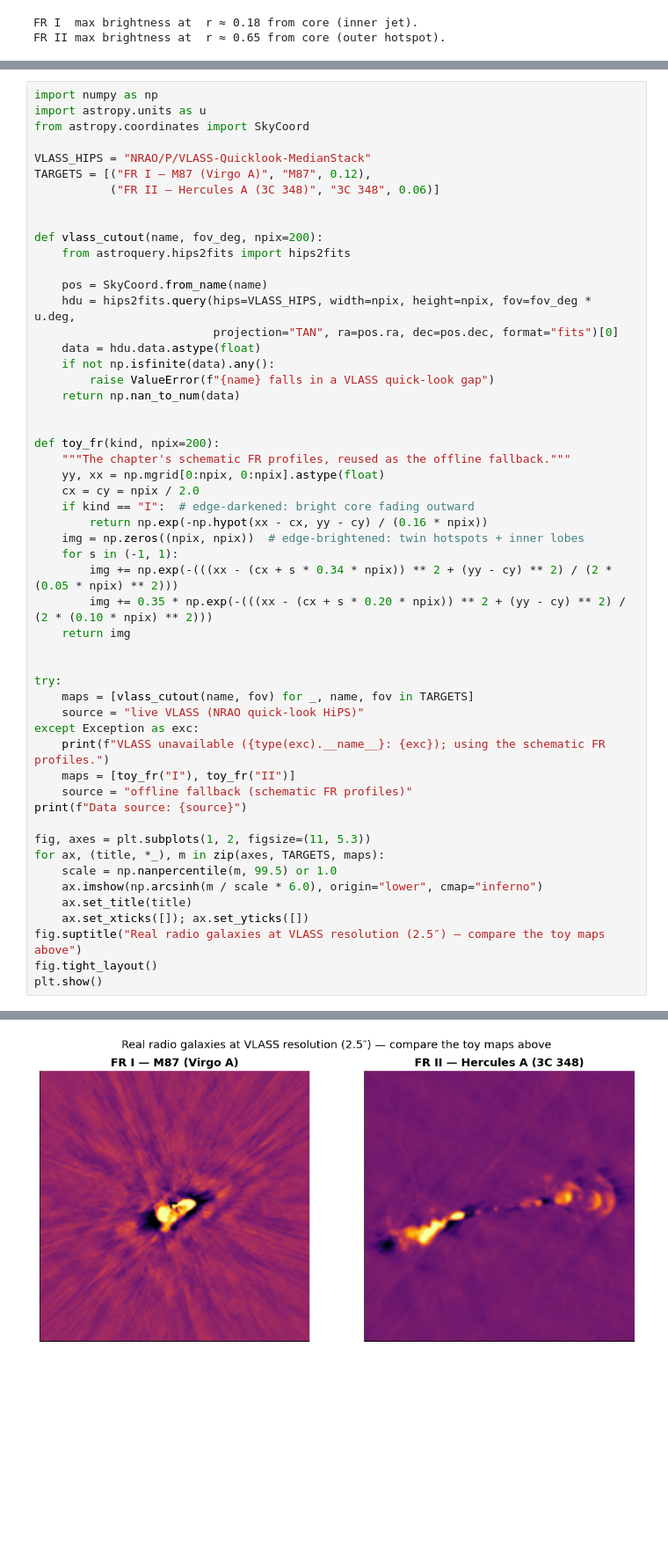
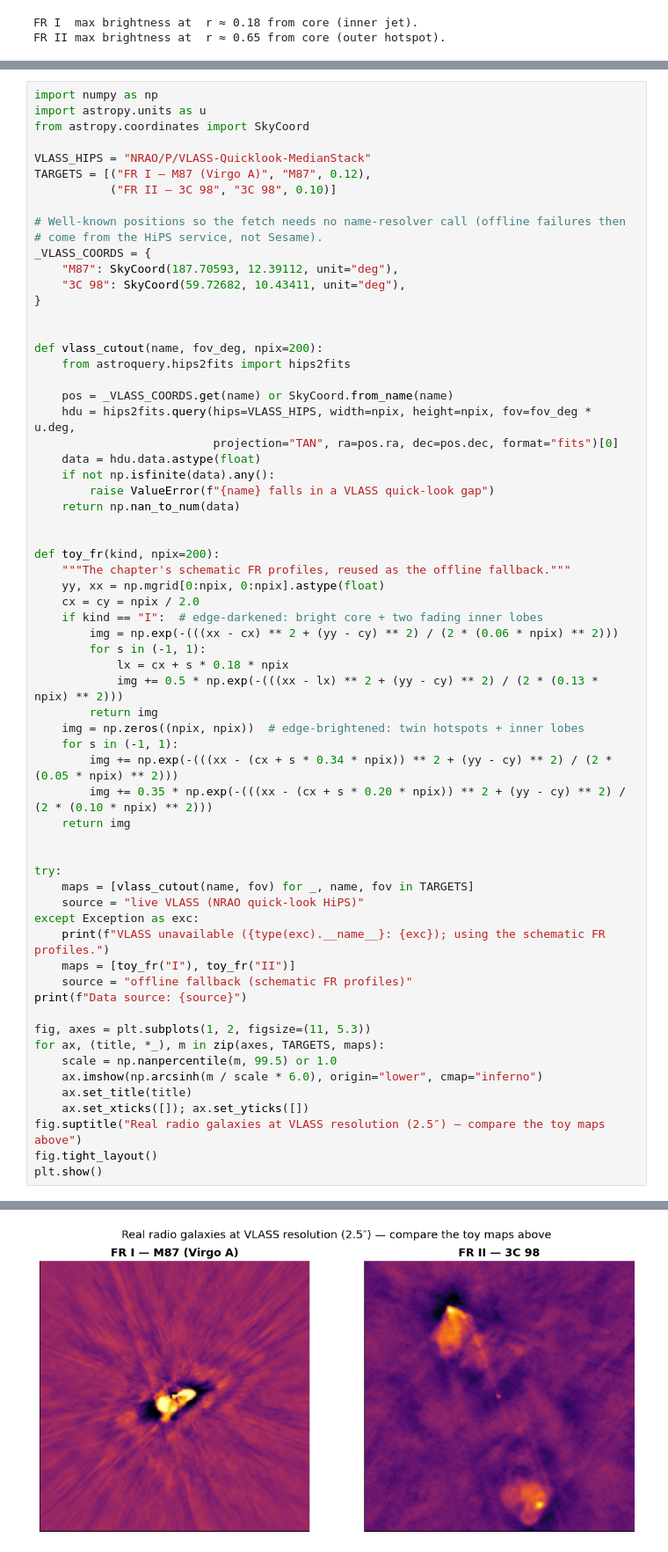
Before and after one commit to joebarbere/jansky, a Jupyter notebook: notebooks/45_radio_galaxies_and_source_counts.ipynb, the cells around one changed output, grey strips where cells are left out. Shown at 88% size. Drawn from its saved outputs; the diff is of its cells as text; blank space fills up the shorter version.

```diff
--- a/notebooks/45_radio_galaxies_and_source_counts.ipynb
+++ b/notebooks/45_radio_galaxies_and_source_counts.ipynb
@@ -416,13 +416,20 @@ from astropy.coordinates import SkyCoord
 
 VLASS_HIPS = "NRAO/P/VLASS-Quicklook-MedianStack"
 TARGETS = [("FR I — M87 (Virgo A)", "M87", 0.12),
-           ("FR II — Hercules A (3C 348)", "3C 348", 0.06)]
+           ("FR II — 3C 98", "3C 98", 0.10)]
+
+# Well-known positions so the fetch needs no name-resolver call (offline failures then
+# come from the HiPS service, not Sesame).
+_VLASS_COORDS = {
+    "M87": SkyCoord(187.70593, 12.39112, unit="deg"),
+    "3C 98": SkyCoord(59.72682, 10.43411, unit="deg"),
+}
 
 
 def vlass_cutout(name, fov_deg, npix=200):
     from astroquery.hips2fits import hips2fits
 
-    pos = SkyCoord.from_name(name)
+    pos = _VLASS_COORDS.get(name) or SkyCoord.from_name(name)
     hdu = hips2fits.query(hips=VLASS_HIPS, width=npix, height=npix, fov=fov_deg * u.deg,
                           projection="TAN", ra=pos.ra, dec=pos.dec, format="fits")[0]
     data = hdu.data.astype(float)
@@ -435,36 +442,40 @@ def toy_fr(kind, npix=200):
     """The chapter's schematic FR profiles, reused as the offline fallback."""
     yy, xx = np.mgrid[0:npix, 0:npix].astype(float)
     cx = cy = npix / 2.0
-    if kind == "I":  # edge-darkened: bright core fading outward
-        return np.exp(-np.hypot(xx - cx, yy - cy) / (0.16 * npix))
+    if kind == "I":  # edge-darkened: bright core + two fading inner lobes
+        img = np.exp(-(((xx - cx) ** 2 + (yy - cy) ** 2) / (2 * (0.06 * npix) ** 2)))
+        for s in (-1, 1):
+            lx = cx + s * 0.18 * npix
+            img += 0.5 * np.exp(-(((xx - lx) ** 2 + (yy - cy) ** 2) / (2 * (0.13 * npix) ** 2)))
+        return img
     img = np.zeros((npix, npix))  # edge-brightened: twin hotspots + inner lobes
     for s in (-1, 1):
         img += np.exp(-(((xx - (cx + s * 0.34 * npix)) ** 2 + (yy - cy) ** 2) / (2 * (0.05 * npix) ** 2)))
         img += 0.35 * np.exp(-(((xx - (cx + s * 0.20 * npix)) ** 2 + (yy - cy) ** 2) / (2 * (0.10 * npix) ** 2)))
     return img
 
 
 try:
     maps = [vlass_cutout(name, fov) for _, name, fov in TARGETS]
     source = "live VLASS (NRAO quick-look HiPS)"
 except Exception as exc:
     print(f"VLASS unavailable ({type(exc).__name__}: {exc}); using the schematic FR profiles.")
     maps = [toy_fr("I"), toy_fr("II")]
     source = "offline fallback (schematic FR profiles)"
 print(f"Data source: {source}")
 
 fig, axes = plt.subplots(1, 2, figsize=(11, 5.3))
 for ax, (title, *_), m in zip(axes, TARGETS, maps):
     scale = np.nanpercentile(m, 99.5) or 1.0
     ax.imshow(np.arcsinh(m / scale * 6.0), origin="lower", cmap="inferno")
     ax.set_title(title)
     ax.set_xticks([]); ax.set_yticks([])
 fig.suptitle("Real radio galaxies at VLASS resolution (2.5″) — compare the toy maps above")
 fig.tight_layout()
 plt.show()
 # %% [output]
 Data source: live VLASS (NRAO quick-look HiPS)
-[figure, old version]
+[figure, new version]
 # %% [markdown]
 ### Figure 2 — The radio luminosity function $\Phi(L)$
 
```
Also changed, not shown: parts of 1 cell of this notebook, 1 other file.
